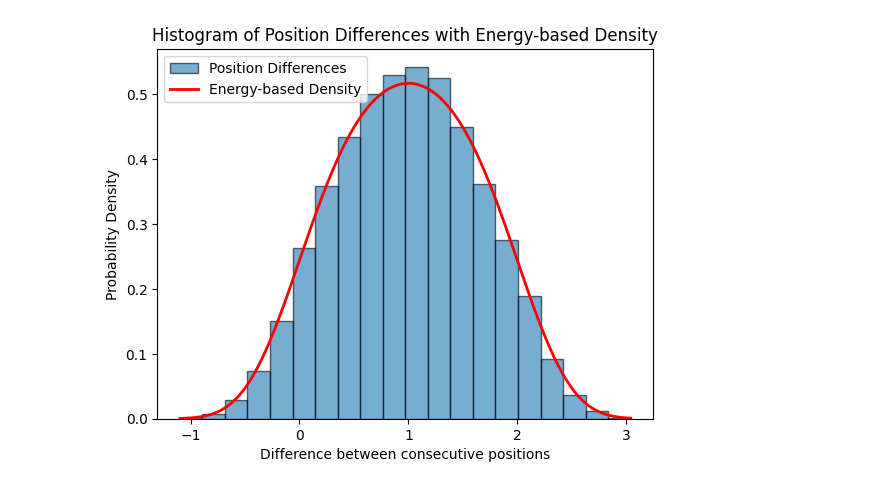
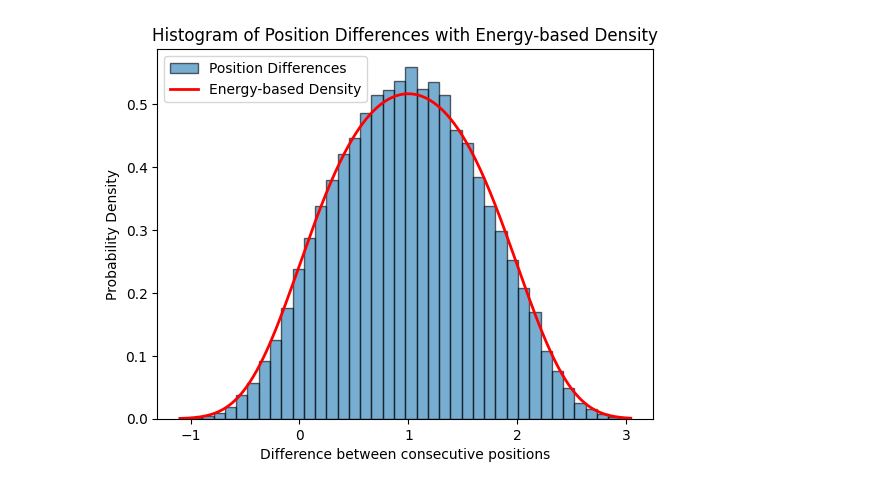
Before and after one commit to vdiflorio/1Dchain, a Jupyter notebook: hist.ipynb, the cells around one changed output. Saved outputs shown, nothing was run; the diff lists cells and outputs as text; code cells hidden in the pictures.

```diff
--- a/hist.ipynb
+++ b/hist.ipynb
@@ -30,32 +30,32 @@ with open('condizioni_iniziali.dat', 'r') as f:  # Replace 'your_file.txt' with
 position_diffs = []
 for block in all_positions:
     if len(block) > 1:
         diffs = np.diff(block)
         position_diffs.extend(diffs)
 
 # Step 3: Plot histogram of position differences
-plt.hist(position_diffs, bins=20, density=True, alpha=0.6, edgecolor='black', label='Position Differences')
+plt.hist(position_diffs, bins=40, density=True, alpha=0.6, edgecolor='black', label='Position Differences')
 
 # Step 4: Define the energy function and density based on Boltzmann distribution
 def energy(x, a, b):
     return (x-1)**2/2 + a * (x-1)**3/3 + b * (x-1)**4/4
 
 def density(x, a, b, beta):
     return np.exp(-beta * energy(x, a, b))
 
 # Generate x values for plotting the density
 x_vals = np.linspace(min(position_diffs), max(position_diffs), 500)
 density_vals = density(x_vals, a, b, beta)
 density_vals /= np.trapz(density_vals, x_vals)  # Normalize the density
 
 # Step 5: Plot the density function
 plt.plot(x_vals, density_vals, color='red', linewidth=2, label='Energy-based Density')
 
 # Add labels and legend
 plt.xlabel('Difference between consecutive positions')
 plt.ylabel('Probability Density')
 plt.title('Histogram of Position Differences with Energy-based Density')
 plt.legend()
 plt.show()
 # %% [output]
-[figure, old version]
+[figure, new version]
```
Also changed, not shown: 3 other files.
